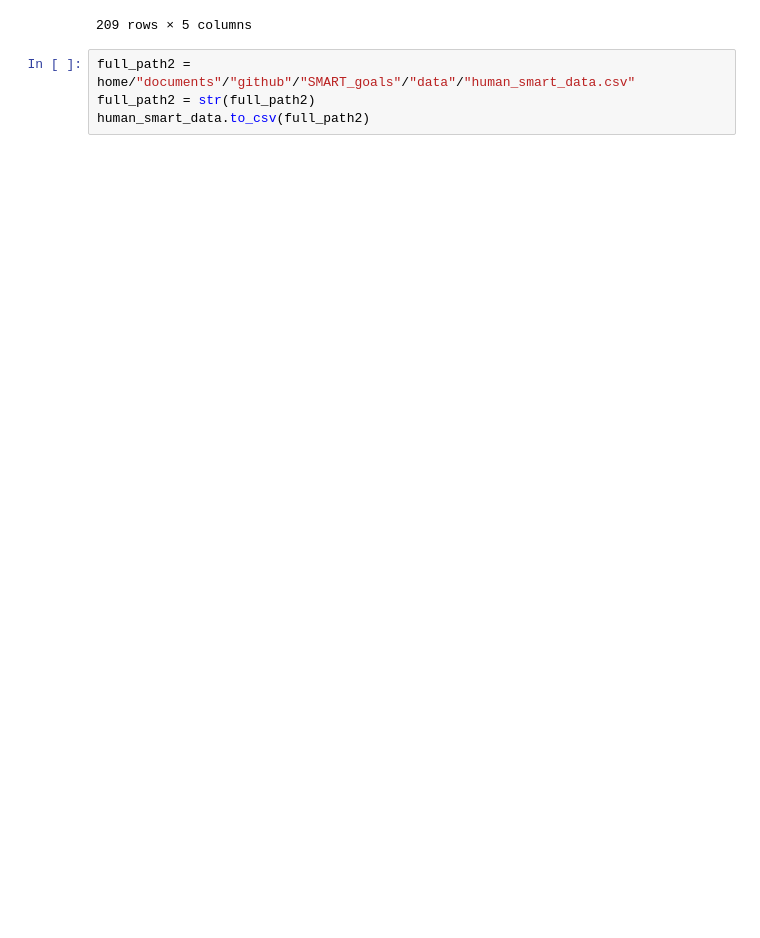
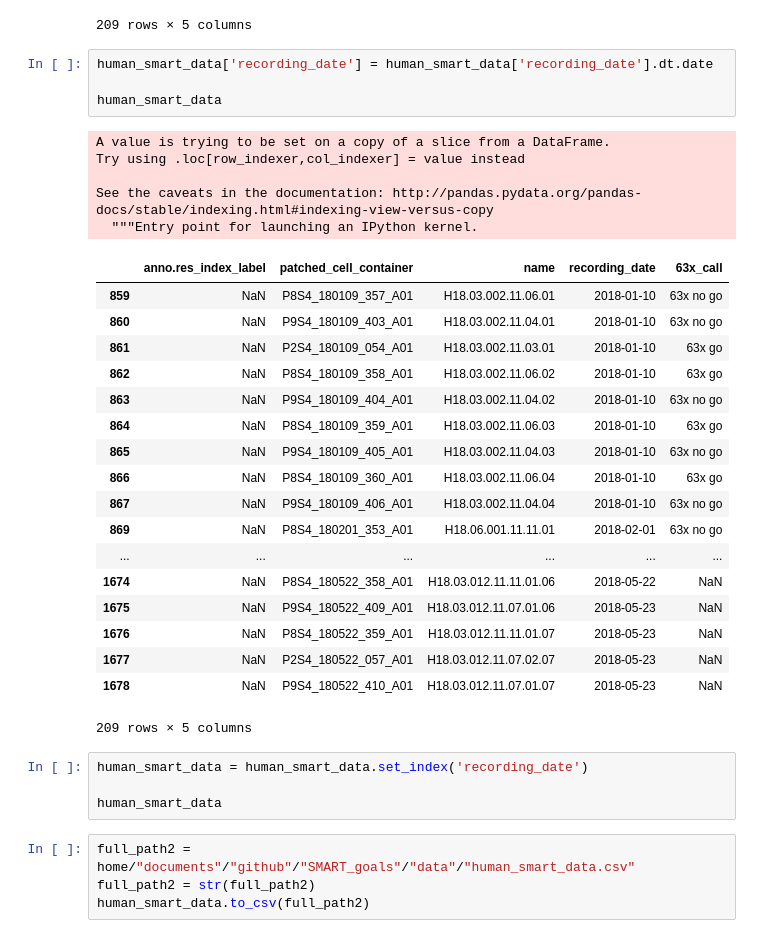
Before and after one commit to ru57y34nn/SMART_goals, a Jupyter notebook: src/SMART_Data.ipynb, the cells around one changed output. Cells and saved outputs as stored; diff of their text form; blank space fills up the shorter version.

```diff
--- a/src/SMART_Data.ipynb
+++ b/src/SMART_Data.ipynb
@@ -209,6 +265,38 @@ human_smart_data
 | 1677 | NaN | P2S4_180522_057_A01 | H18.03.012.11.07.02.07 | 2018-05-23 00:10:39 | NaN |
 | 1678 | NaN | P9S4_180522_410_A01 | H18.03.012.11.07.01.07 | 2018-05-23 00:32:14 | NaN |
 209 rows × 5 columns
+# %%
+human_smart_data['recording_date'] = human_smart_data['recording_date'].dt.date
+
+human_smart_data
+# %% [output]
+A value is trying to be set on a copy of a slice from a DataFrame.
+Try using .loc[row_indexer,col_indexer] = value instead
+
+See the caveats in the documentation: http://pandas.pydata.org/pandas-docs/stable/indexing.html#indexing-view-versus-copy
+  """Entry point for launching an IPython kernel.
+|  | anno.res_index_label | patched_cell_container | name | recording_date | 63x_call |
+| 859 | NaN | P8S4_180109_357_A01 | H18.03.002.11.06.01 | 2018-01-10 | 63x no go |
+| 860 | NaN | P9S4_180109_403_A01 | H18.03.002.11.04.01 | 2018-01-10 | 63x no go |
+| 861 | NaN | P2S4_180109_054_A01 | H18.03.002.11.03.01 | 2018-01-10 | 63x go |
+| 862 | NaN | P8S4_180109_358_A01 | H18.03.002.11.06.02 | 2018-01-10 | 63x go |
+| 863 | NaN | P9S4_180109_404_A01 | H18.03.002.11.04.02 | 2018-01-10 | 63x no go |
+| 864 | NaN | P8S4_180109_359_A01 | H18.03.002.11.06.03 | 2018-01-10 | 63x go |
+| 865 | NaN | P9S4_180109_405_A01 | H18.03.002.11.04.03 | 2018-01-10 | 63x no go |
+| 866 | NaN | P8S4_180109_360_A01 | H18.03.002.11.06.04 | 2018-01-10 | 63x go |
+| 867 | NaN | P9S4_180109_406_A01 | H18.03.002.11.04.04 | 2018-01-10 | 63x no go |
+| 869 | NaN | P8S4_180201_353_A01 | H18.06.001.11.11.01 | 2018-02-01 | 63x no go |
+| ... | ... | ... | ... | ... | ... |
+| 1674 | NaN | P8S4_180522_358_A01 | H18.03.012.11.11.01.06 | 2018-05-22 | NaN |
+| 1675 | NaN | P9S4_180522_409_A01 | H18.03.012.11.07.01.06 | 2018-05-23 | NaN |
+| 1676 | NaN | P8S4_180522_359_A01 | H18.03.012.11.11.01.07 | 2018-05-23 | NaN |
+| 1677 | NaN | P2S4_180522_057_A01 | H18.03.012.11.07.02.07 | 2018-05-23 | NaN |
+| 1678 | NaN | P9S4_180522_410_A01 | H18.03.012.11.07.01.07 | 2018-05-23 | NaN |
+209 rows × 5 columns
+# %%
+human_smart_data = human_smart_data.set_index('recording_date')
+
+human_smart_data
 # %%
 full_path2 = home/"documents"/"github"/"SMART_goals"/"data"/"human_smart_data.csv"
 full_path2 = str(full_path2)
```
Also changed, not shown: parts of 4 cells of this notebook, 2 other files.
